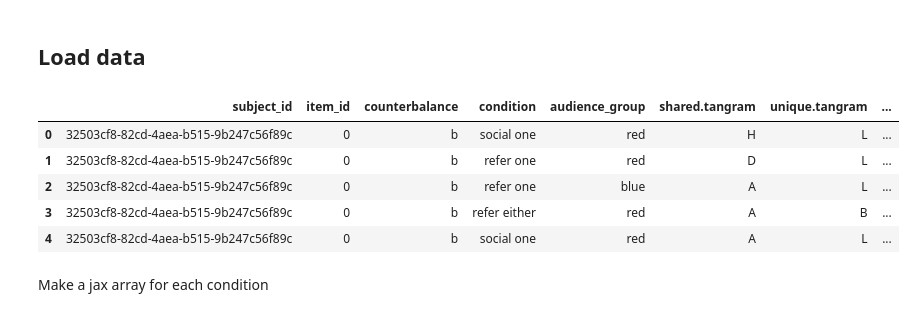
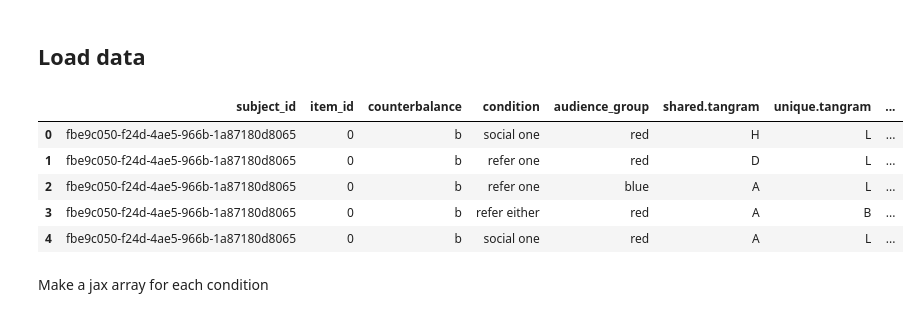
Before and after one commit to aliciamchen/code-switching, a Jupyter notebook: model/fit-predict-exp-2.ipynb, the cells around one changed output. Cells and saved outputs as stored; diff of their text form; code cells hidden in the pictures.

```diff
--- a/model/fit-predict-exp-2.ipynb
+++ b/model/fit-predict-exp-2.ipynb
@@ -93,18 +93,18 @@ def speaker[
 # %% [markdown]
 ## Load data
 # %%
-data = pd.read_csv("../data/3pp/shared-unique/selection_trials_clean.csv")
+data = pd.read_csv("../data/shared-unique/selection_trials_clean.csv")
 data.replace({"response.unique": {"shared": Responses.shared, "unique": Responses.unique}}, inplace=True)
 data["response.unique"] = data["response.unique"].astype(int)
 
 data.head()
 # %% [output]
 |  | subject_id | item_id | counterbalance | condition | audience_group | shared.tangram | unique.tangram | ... |
-| 0 | 32503cf8-82cd-4aea-b515-9b247c56f89c | 0 | b | social one | red | H | L | ... |
-| 1 | 32503cf8-82cd-4aea-b515-9b247c56f89c | 0 | b | refer one | red | D | L | ... |
-| 2 | 32503cf8-82cd-4aea-b515-9b247c56f89c | 0 | b | refer one | blue | A | L | ... |
-| 3 | 32503cf8-82cd-4aea-b515-9b247c56f89c | 0 | b | refer either | red | A | B | ... |
-| 4 | 32503cf8-82cd-4aea-b515-9b247c56f89c | 0 | b | social one | red | A | L | ... |
+| 0 | fbe9c050-f24d-4ae5-966b-1a87180d8065 | 0 | b | social one | red | H | L | ... |
+| 1 | fbe9c050-f24d-4ae5-966b-1a87180d8065 | 0 | b | refer one | red | D | L | ... |
+| 2 | fbe9c050-f24d-4ae5-966b-1a87180d8065 | 0 | b | refer one | blue | A | L | ... |
+| 3 | fbe9c050-f24d-4ae5-966b-1a87180d8065 | 0 | b | refer either | red | A | B | ... |
+| 4 | fbe9c050-f24d-4ae5-966b-1a87180d8065 | 0 | b | social one | red | A | L | ... |
 # %% [markdown]
 Make a jax array for each condition
 # %%
```
Also changed, not shown: parts of 1 cell of this notebook, 1 other file.
